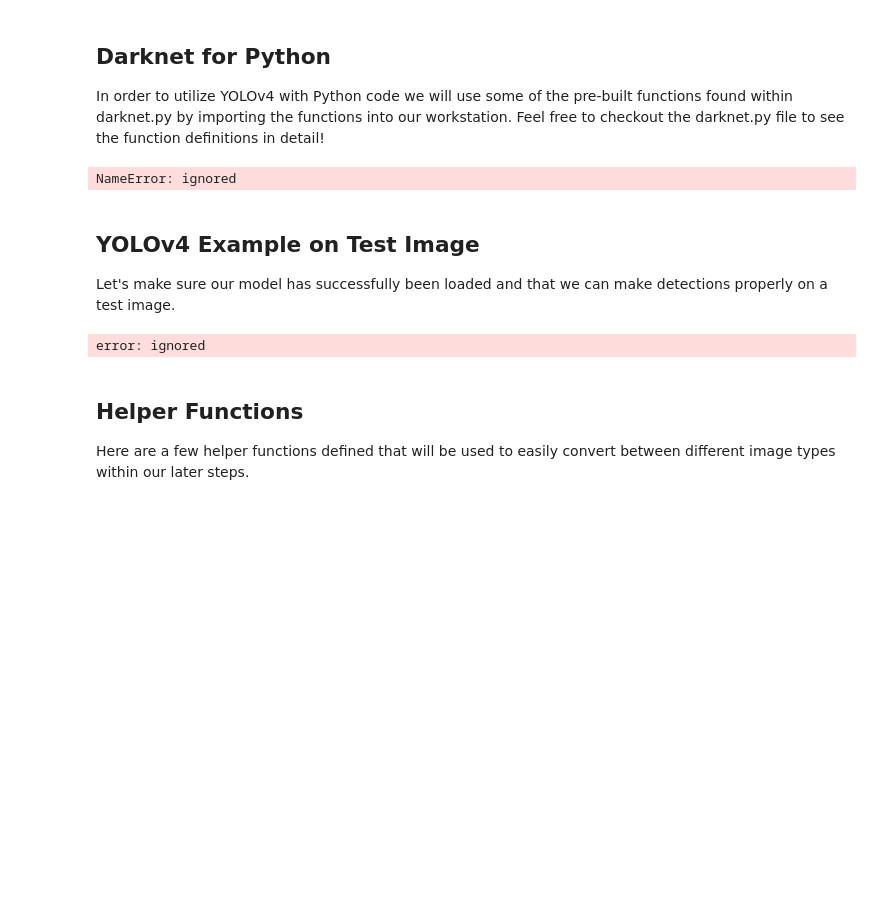
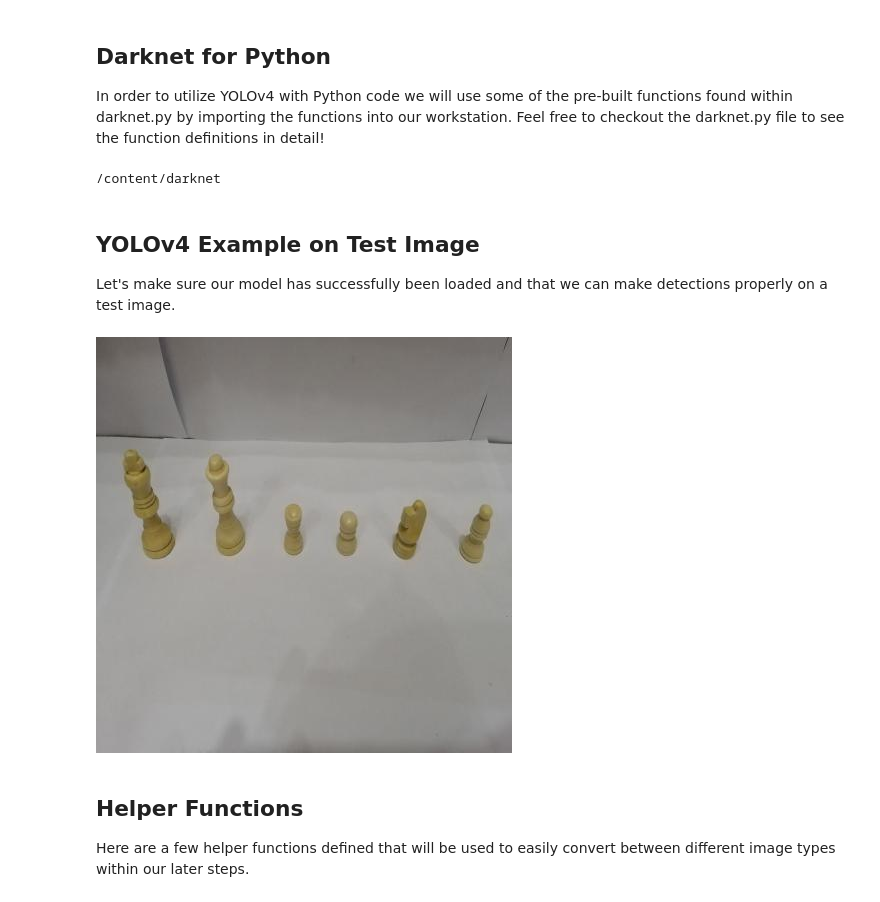
Before and after one commit to o54ma-4l5h4r1f/ChessObjectsDetection, a Jupyter notebook: yolov4_webcam-2.ipynb, the cells around one changed output. Cells and saved outputs as stored; diff of their text form; code cells hidden in the pictures; blank space fills up the shorter version.

```diff
--- a/yolov4_webcam-2.ipynb
+++ b/yolov4_webcam-2.ipynb
@@ -120,7 +97,7 @@ Downloading Dataset Version Zip in Chess-white-3 to darknet: 100% [981217 / 9812
 %cp {dataset.location}/valid/*.txt data/obj/
 
 with open('data/obj.data', 'w') as out:
-  out.write('classes = 3\n')
+  out.write('classes = 6\n')
   out.write('train = data/train.txt\n')
   out.write('valid = data/valid.txt\n')
   out.write('names = data/obj.names\n')
@@ -169,10 +147,11 @@ Archive:  custom-yolov4-detector_best.zip
 ## Darknet for Python
 In order to utilize YOLOv4 with Python code we will use some of the pre-built functions found within darknet.py by importing the functions into our workstation. Feel free to checkout the darknet.py file to see the function definitions in detail!
 # %%
+%cd /content/darknet
 # import darknet functions to perform object detections
 from darknet import *
 # load in our YOLOv4 architecture network
-network, class_names, class_colors = load_network("cfg/yolov4-csp.cfg", "cfg/coco.data", "yolov4-csp.weights")
+network, class_names, class_colors = load_network("/content/darknet/cfg/yolov4-custom.cfg", "data/obj.data", "/content/custom-yolov4-detector_best/custom-yolov4-detector_best.weights")
 width = network_width(network)
 height = network_height(network)
 
@@ -194,25 +173,29 @@ def darknet_helper(img, width, height):
   free_image(darknet_image)
   return detections, width_ratio, height_ratio
 # %% [output]
-NameError: ignored
+/content/darknet
 # %% [markdown]
 ## YOLOv4 Example on Test Image
 Let's make sure our model has successfully been loaded and that we can make detections properly on a test image.
 # %%
 # run test on person.jpg image that comes with repository
-image = cv2.imread("/content/Chess-white-3/test/msg1775147927-21172_jpg.rf.decd955df7921fdf262e495ae8f7b4e0.jpg")
+#folder = '/content/Chess-white-3/train/'
+# for img in [f for f in os.listdir(dataset.location + '/train') if f.endswith('jpg')]:
+#   print(dataset.location + '/train/' + img)
+
+image = cv2.imread('/content/Chess-white-3/test/msg1775147927-21282_jpg.rf.21a1d9c544e2d1344d1edcdd489dfece.jpg')
 detections, width_ratio, height_ratio = darknet_helper(image, width, height)
 
 for label, confidence, bbox in detections:
   left, top, right, bottom = bbox2points(bbox)
   left, top, right, bottom = int(left * width_ratio), int(top * height_ratio), int(right * width_ratio), int(bottom * height_ratio)
   cv2.rectangle(image, (left, top), (right, bottom), class_colors[label], 2)
   cv2.putText(image, "{} [{:.2f}]".format(label, float(confidence)),
                     (left, top - 5), cv2.FONT_HERSHEY_SIMPLEX, 0.5,
                     class_colors[label], 2)
 cv2_imshow(image)
 # %% [output]
-error: ignored
+[figure, added]
 # %% [markdown]
 ## Helper Functions
 Here are a few helper functions defined that will be used to easily convert between different image types within our later steps.
```
Also changed, not shown: parts of 6 cells of this notebook.
